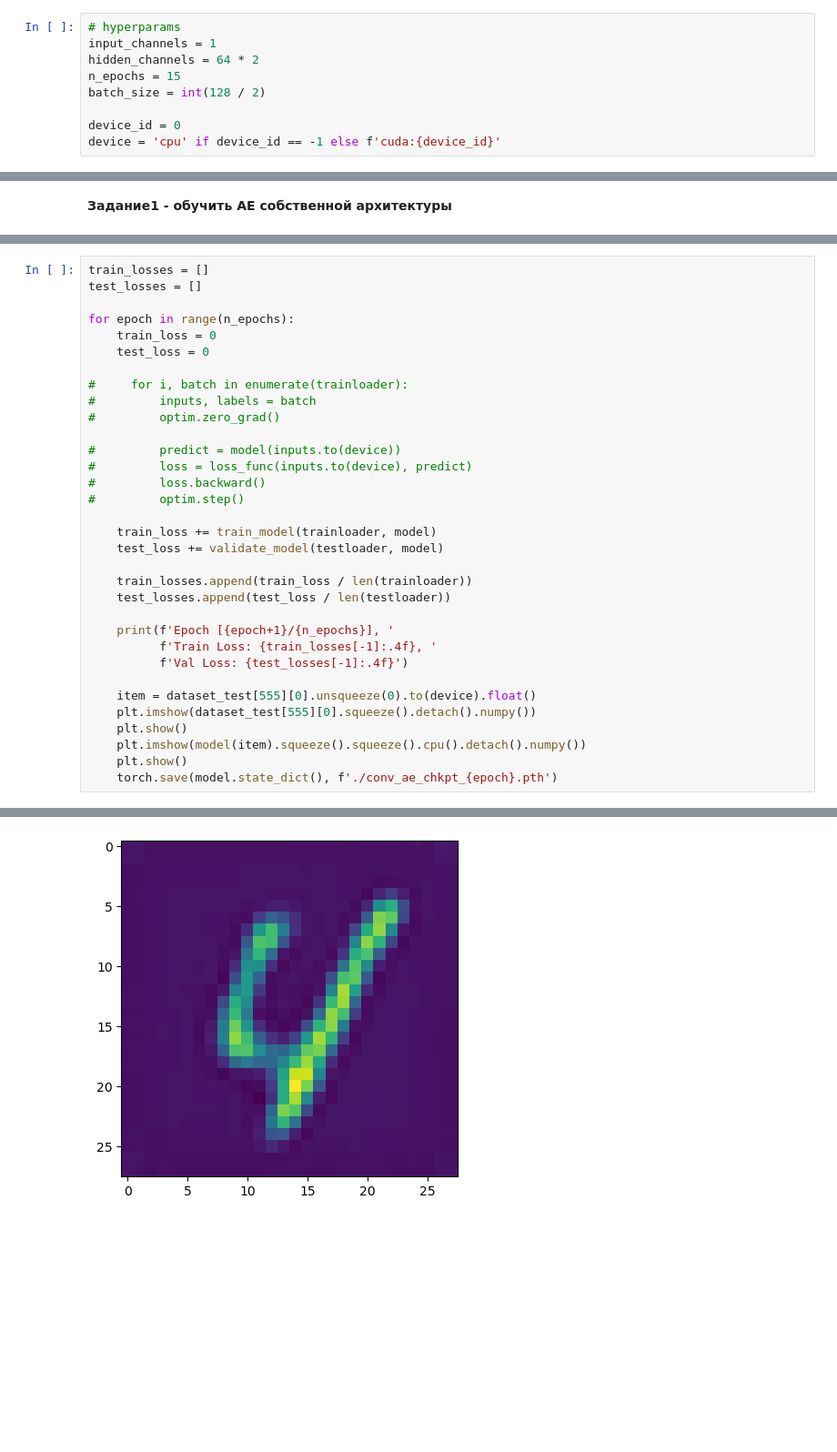
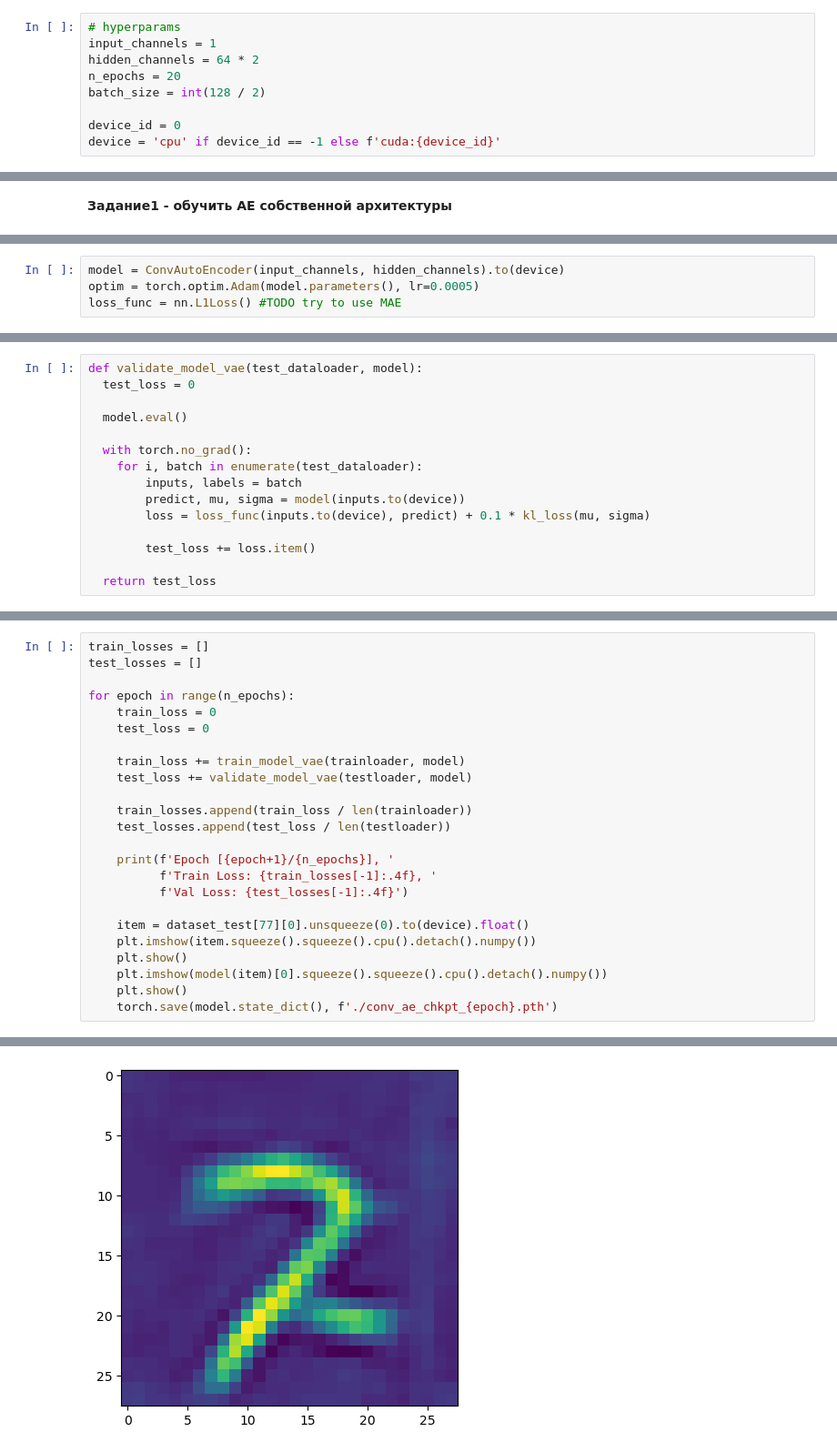
Before and after one commit to DmitriySechkin/ds-learning-sb, a Jupyter notebook: cv2.ipynb, the cells around one changed output, grey strips where cells are left out. Shown at 91% size. Drawn from its saved outputs; the diff is of its cells as text; blank space fills up the shorter version.

```diff
--- a/cv2.ipynb
+++ b/cv2.ipynb
@@ -10,7 +10,7 @@ from torch.utils.data import DataLoader
 # hyperparams
 input_channels = 1
 hidden_channels = 64 * 2
-n_epochs = 15
+n_epochs = 20
 batch_size = int(128 / 2)
 
 device_id = 0
@@ -96,0 +160,4 @@ def compute_accuracy(model, dataloader):
+# %%
+model = ConvAutoEncoder(input_channels, hidden_channels).to(device)
+optim = torch.optim.Adam(model.parameters(), lr=0.0005)
+loss_func = nn.L1Loss() #TODO try to use MAE
@@ -97 +238,16 @@ def compute_accuracy(model, dataloader):
+# %%
+def validate_model_vae(test_dataloader, model):
+  test_loss = 0
+
+  model.eval()
+
+  with torch.no_grad():
+    for i, batch in enumerate(test_dataloader):
+        inputs, labels = batch
+        predict, mu, sigma = model(inputs.to(device))
+        loss = loss_func(inputs.to(device), predict) + 0.1 * kl_loss(mu, sigma)
+
+        test_loss += loss.item()
+
+  return test_loss
 # %%
@@ -171,17 +350,8 @@ for epoch in range(n_epochs):
     train_loss = 0
     test_loss = 0
 
-#     for i, batch in enumerate(trainloader):
-#         inputs, labels = batch
-#         optim.zero_grad()
-
-#         predict = model(inputs.to(device))
-#         loss = loss_func(inputs.to(device), predict)
-#         loss.backward()
-#         optim.step()
-
-    train_loss += train_model(trainloader, model)
-    test_loss += validate_model(testloader, model)
+    train_loss += train_model_vae(trainloader, model)
+    test_loss += validate_model_vae(testloader, model)
 
     train_losses.append(train_loss / len(trainloader))
     test_losses.append(test_loss / len(testloader))
@@ -190,10 +360,10 @@ for epoch in range(n_epochs):
           f'Train Loss: {train_losses[-1]:.4f}, '
           f'Val Loss: {test_losses[-1]:.4f}')
 
-    item = dataset_test[555][0].unsqueeze(0).to(device).float()
-    plt.imshow(dataset_test[555][0].squeeze().detach().numpy())
+    item = dataset_test[77][0].unsqueeze(0).to(device).float()
+    plt.imshow(item.squeeze().squeeze().cpu().detach().numpy())
     plt.show()
-    plt.imshow(model(item).squeeze().squeeze().cpu().detach().numpy())
+    plt.imshow(model(item)[0].squeeze().squeeze().cpu().detach().numpy())
     plt.show()
     torch.save(model.state_dict(), f'./conv_ae_chkpt_{epoch}.pth')
 # %% [output]
@@ -202 +372 @@ Epoch [1/15], Train Loss: 0.1128, Val Loss: 0.1161
-[figure, old version]
+[figure, new version]
```
Also changed, not shown: parts of 15 cells of this notebook.
